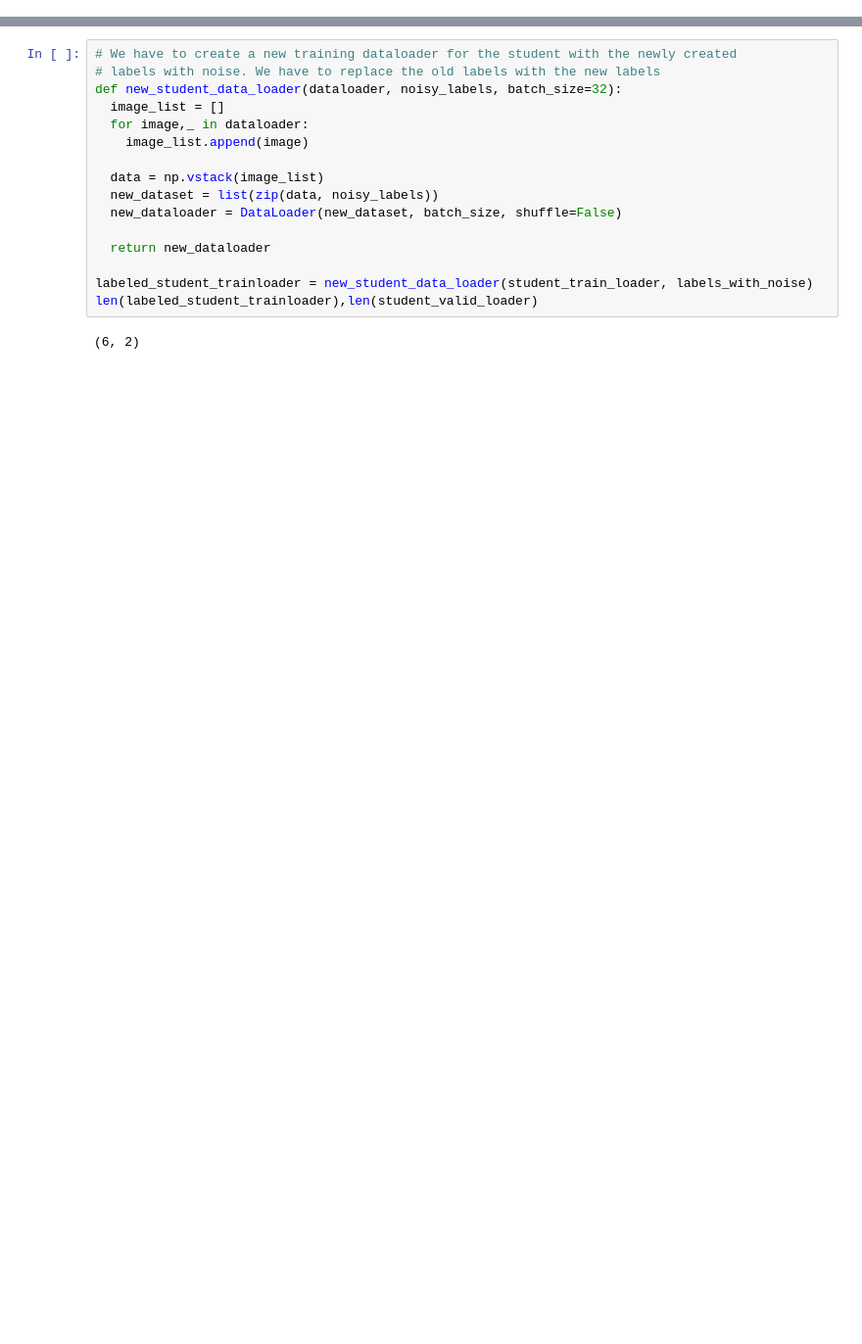
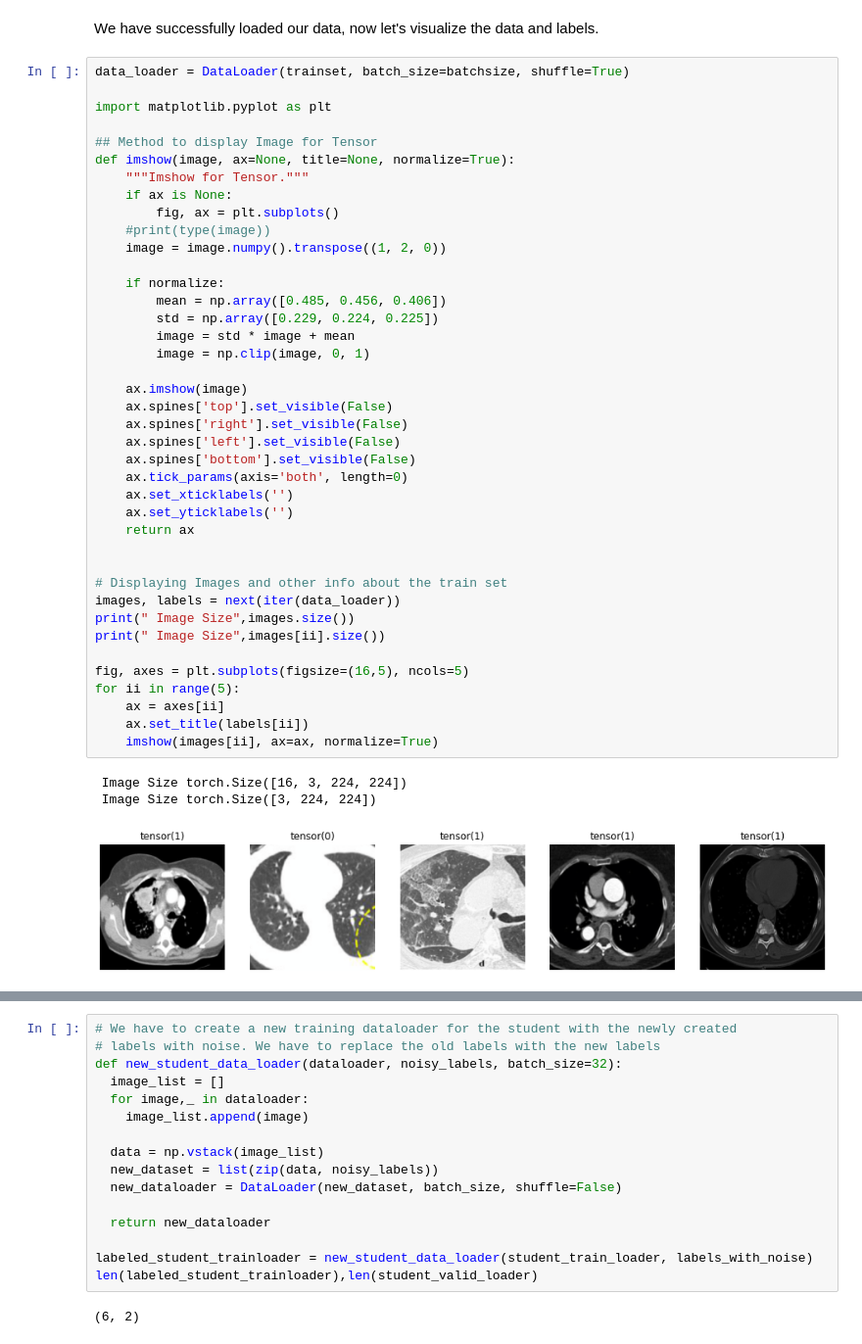
Before and after one commit to ivyclare/60_Days_of_Udacity, a Jupyter notebook: COVID_PATE_Analysis.ipynb, the cells around one changed output, grey strips where cells are left out. Shown: that part at 98% size. Drawn from its saved outputs; the diff is of its cells as text; blank space fills up the shorter version.

```diff
--- a/COVID_PATE_Analysis.ipynb
+++ b/COVID_PATE_Analysis.ipynb
@@ -629,0 +233,46 @@ Data independent epsilon: 15.536462732485116
+# %% [markdown]
+We have successfully loaded our data, now let's visualize the data and labels.
+# %%
+data_loader = DataLoader(trainset, batch_size=batchsize, shuffle=True)
+
+import matplotlib.pyplot as plt
+
+## Method to display Image for Tensor
+def imshow(image, ax=None, title=None, normalize=True):
+    """Imshow for Tensor."""
+    if ax is None:
+        fig, ax = plt.subplots()
+    #print(type(image))
+    image = image.numpy().transpose((1, 2, 0))
+
+    if normalize:
+        mean = np.array([0.485, 0.456, 0.406])
+        std = np.array([0.229, 0.224, 0.225])
+        image = std * image + mean
+        image = np.clip(image, 0, 1)
+
+    ax.imshow(image)
+    ax.spines['top'].set_visible(False)
+    ax.spines['right'].set_visible(False)
+    ax.spines['left'].set_visible(False)
+    ax.spines['bottom'].set_visible(False)
+    ax.tick_params(axis='both', length=0)
+    ax.set_xticklabels('')
+    ax.set_yticklabels('')
+    return ax
+
+
+# Displaying Images and other info about the train set
+images, labels = next(iter(data_loader))
+print(" Image Size",images.size())
+print(" Image Size",images[ii].size())
+
+fig, axes = plt.subplots(figsize=(16,5), ncols=5)
+for ii in range(5):
+    ax = axes[ii]
+    ax.set_title(labels[ii])
+    imshow(images[ii], ax=ax, normalize=True)
+# %% [output]
+ Image Size torch.Size([16, 3, 224, 224])
+ Image Size torch.Size([3, 224, 224])
+[figure, added]
```
Also changed, not shown: parts of 86 cells of this notebook.
